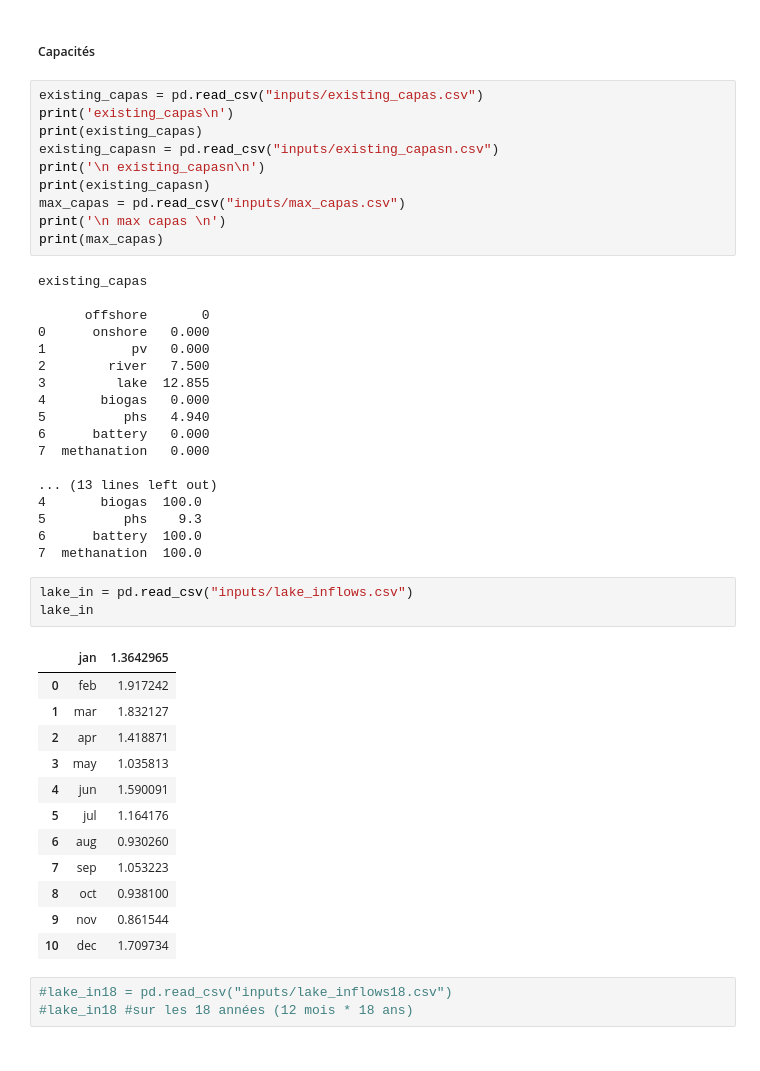
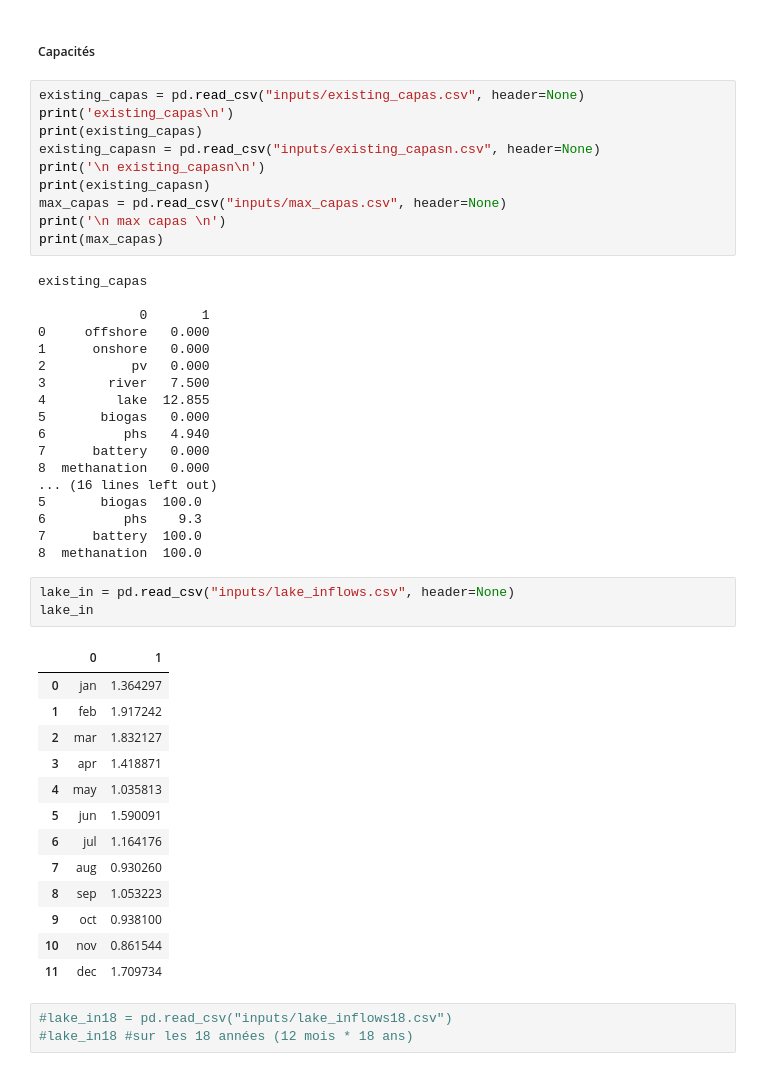
Before and after one commit to AmandineCapitaine/Projet_ENR, a Jupyter notebook: 1_visualisation_donnees.ipynb, the cells around one changed output. Drawn from its saved outputs; the diff is of its cells as text.

```diff
--- a/1_visualisation_donnees.ipynb
+++ b/1_visualisation_donnees.ipynb
@@ -99,49 +103,50 @@ str_a
 # %% [markdown]
 ##### Capacités
 # %%
-existing_capas = pd.read_csv("inputs/existing_capas.csv")
+existing_capas = pd.read_csv("inputs/existing_capas.csv", header=None)
 print('existing_capas\n')
 print(existing_capas)
-existing_capasn = pd.read_csv("inputs/existing_capasn.csv")
+existing_capasn = pd.read_csv("inputs/existing_capasn.csv", header=None)
 print('\n existing_capasn\n')
 print(existing_capasn)
-max_capas = pd.read_csv("inputs/max_capas.csv")
+max_capas = pd.read_csv("inputs/max_capas.csv", header=None)
 print('\n max capas \n')
 print(max_capas)
 # %% [output]
 existing_capas
 
-      offshore       0
-0      onshore   0.000
-1           pv   0.000
-2        river   7.500
-3         lake  12.855
-4       biogas   0.000
-5          phs   4.940
-6      battery   0.000
-7  methanation   0.000
-
-... (13 lines left out)
-4       biogas  100.0
-5          phs    9.3
-6      battery  100.0
-7  methanation  100.0
+             0       1
+0     offshore   0.000
+1      onshore   0.000
+2           pv   0.000
+3        river   7.500
+4         lake  12.855
+5       biogas   0.000
+6          phs   4.940
+7      battery   0.000
+8  methanation   0.000
+... (16 lines left out)
+5       biogas  100.0
+6          phs    9.3
+7      battery  100.0
+8  methanation  100.0
 # %%
-lake_in = pd.read_csv("inputs/lake_inflows.csv")
+lake_in = pd.read_csv("inputs/lake_inflows.csv", header=None)
 lake_in
 # %% [output]
-|  | jan | 1.3642965 |
-| 0 | feb | 1.917242 |
-| 1 | mar | 1.832127 |
-| 2 | apr | 1.418871 |
-| 3 | may | 1.035813 |
-| 4 | jun | 1.590091 |
-| 5 | jul | 1.164176 |
-| 6 | aug | 0.930260 |
-| 7 | sep | 1.053223 |
-| 8 | oct | 0.938100 |
-| 9 | nov | 0.861544 |
-| 10 | dec | 1.709734 |
+|  | 0 | 1 |
+| 0 | jan | 1.364297 |
+| 1 | feb | 1.917242 |
+| 2 | mar | 1.832127 |
+| 3 | apr | 1.418871 |
+| 4 | may | 1.035813 |
+| 5 | jun | 1.590091 |
+| 6 | jul | 1.164176 |
+| 7 | aug | 0.930260 |
+| 8 | sep | 1.053223 |
+| 9 | oct | 0.938100 |
+| 10 | nov | 0.861544 |
+| 11 | dec | 1.709734 |
 # %%
 #lake_in18 = pd.read_csv("inputs/lake_inflows18.csv")
 #lake_in18 #sur les 18 années (12 mois * 18 ans)
```
Also changed, not shown: parts of 9 cells of this notebook, 4 other files.
